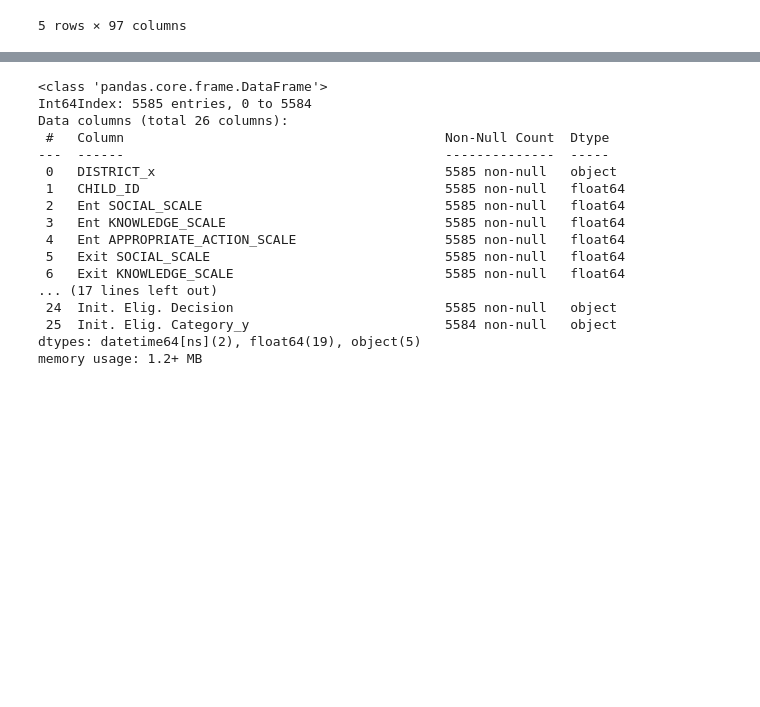
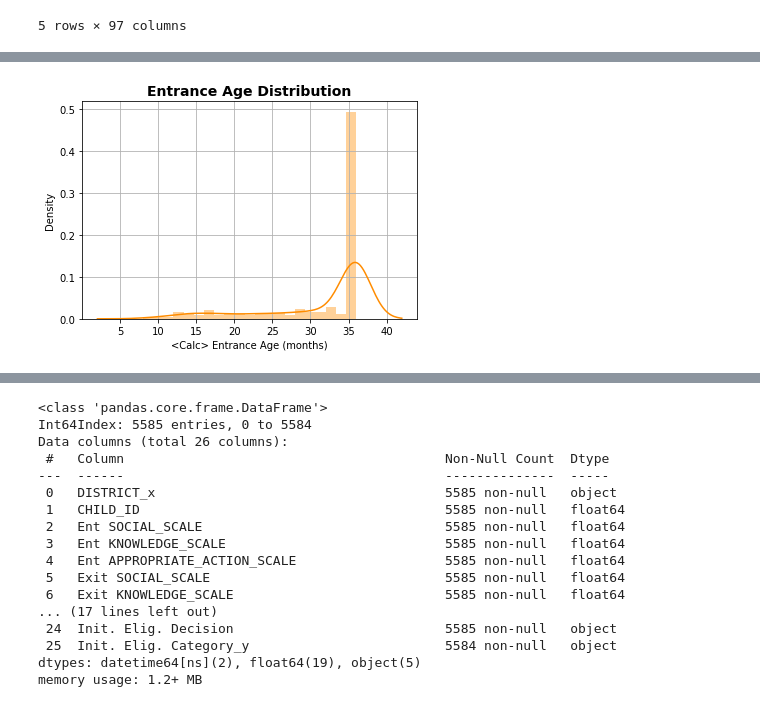
Before and after one commit to NSS-Data-Analytics-Cohort-7/didd-newbalancesonthebloc, a Jupyter notebook: Notebook/DIDD_partner_project.ipynb, the cells around one changed output, grey strips where cells are left out. Saved outputs shown, nothing was run; the diff lists cells and outputs as text; code cells hidden in the pictures; blank space fills up the shorter version.

```diff
--- a/Notebook/DIDD_partner_project.ipynb
+++ b/Notebook/DIDD_partner_project.ipynb
@@ -395,0 +533,9 @@ new_df.info()
+# %%
+sns.distplot(new_df_3.loc[new_df_3['Init. Elig. Category'] == 'Diagnosed Condition']
+             ['<Calc> Entrance Age (months)'],
+             color = 'darkorange',
+             label = 'Entrance Age')
+plt.title('Entrance Age Distribution', fontsize = 14, weight = 'bold')
+plt.grid();
+# %% [output]
+[figure, added]
```
Also changed, not shown: parts of 48 cells of this notebook.
